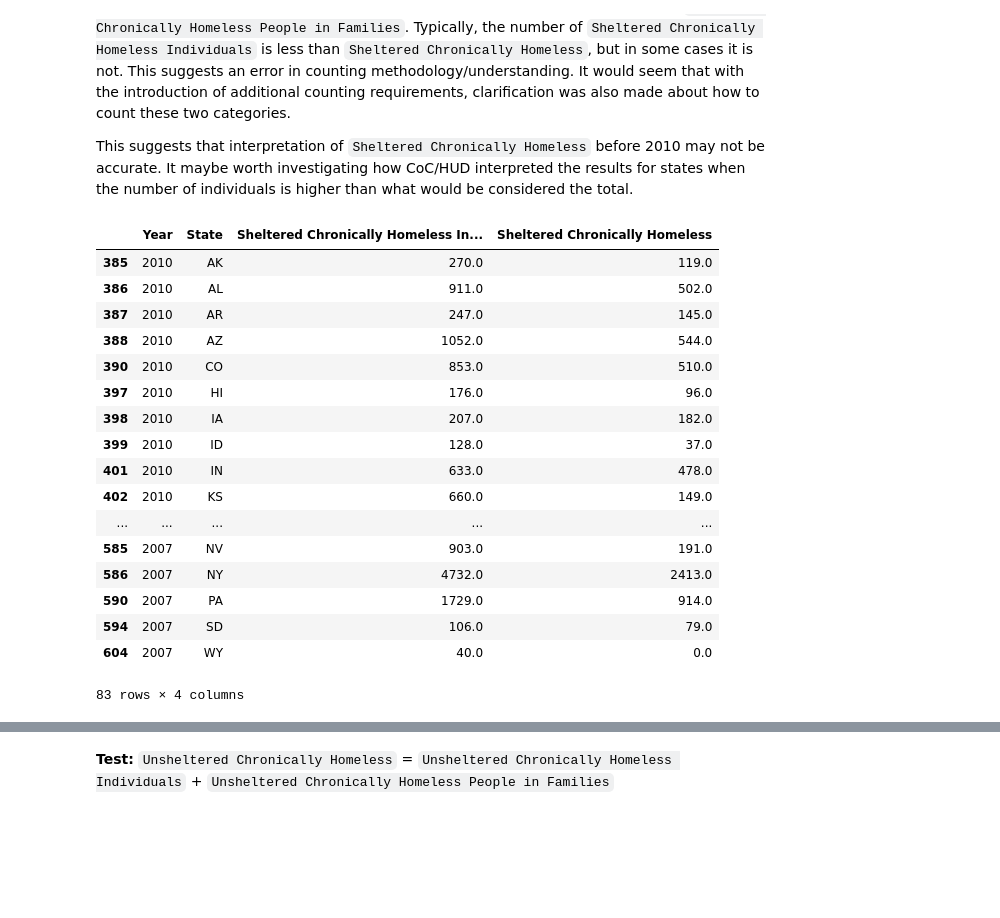
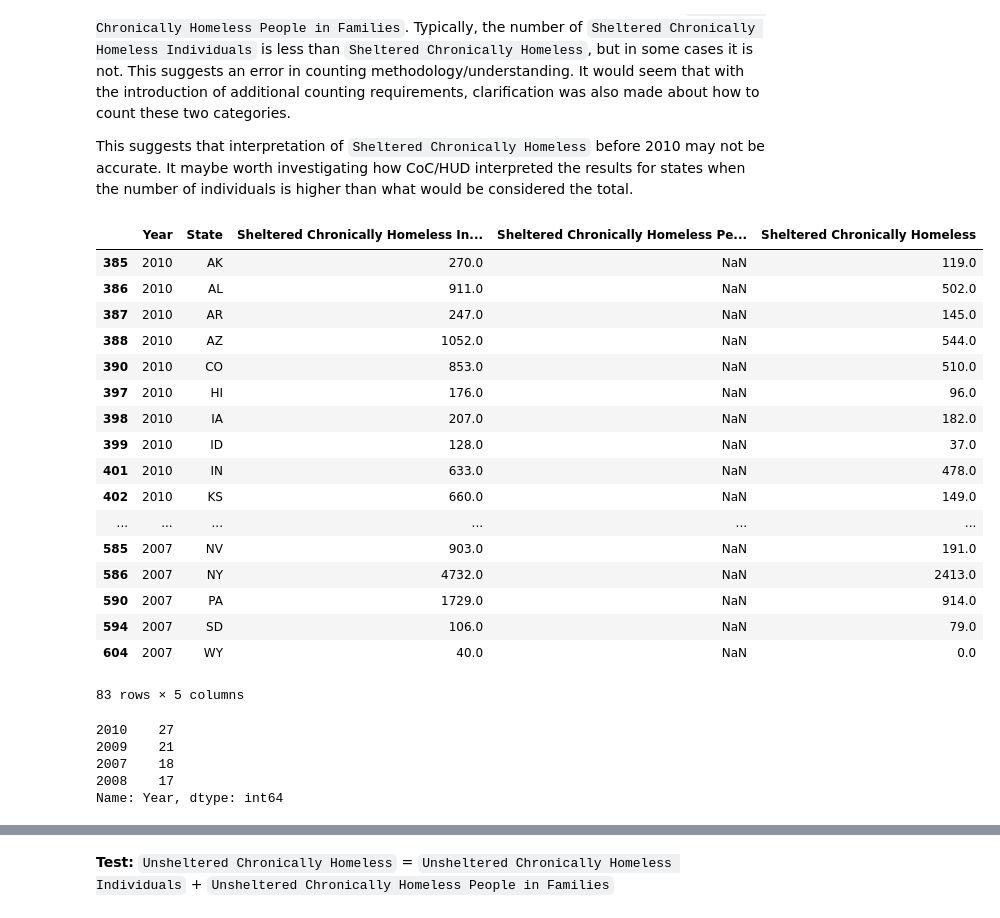
Before and after one commit to rebeccaebarnes/Homelessness, a Jupyter notebook: homelessness-working.ipynb, the cells around one changed output, grey strips where cells are left out. Saved outputs shown, nothing was run; the diff lists cells and outputs as text; code cells hidden in the pictures; blank space fills up the shorter version.

```diff
--- a/homelessness-working.ipynb
+++ b/homelessness-working.ipynb
@@ -228,4 +320,4 @@ df.to_csv('df-named.csv', index=False)
 #### Convert Coumns to `float`
 It was discovered that in some cases missing values were indicated by `.` These were replaced with NaN to assist in further conversion to float.
 # %%
-df.replace('.', np.NaN, inplace=True)
+df_clean.replace('.', np.NaN, inplace=True)
@@ -255,6 +325,3 @@ This increased the number of missing values and further inspection will be requi
 All commas needed to be removed from the str values to allow conversion to `float` while managing `NaN` values.
 # %%
-df[df.columns] = df[df.columns].replace({',':''}, regex = True)
+df_clean[df_clean.columns] = df_clean[df_clean.columns].replace({',':''}, regex = True)
-# %%
-df[df.columns[3:45]] = df[df.columns[3:45]].astype(float)
-df.head()
@@ -338,8 +383,13 @@ It is also expected that `Chronically Homeless` is a subset of `Total Homeless`
 # %% [markdown]
 This is an unexpected result. Need to look into where the inequalities lie.
 # %%
+shelter_chronic_cols = ['Year', 'State',
+                        'Sheltered Chronically Homeless Individuals',
+                        'Sheltered Chronically Homeless People in Families',
+                        'Sheltered Chronically Homeless']
+
 not_equal = (df['Sheltered Chronically Homeless Individuals'] + df['Sheltered Chronically Homeless People in Families']) != df['Sheltered Chronically Homeless']
-df[['Year', 'State', 'Sheltered Chronically Homeless Individuals', 'Sheltered Chronically Homeless People in Families', 'Sheltered Chronically Homeless']][not_equal]
+df.loc[not_equal, shelter_chronic_cols]
 # %% [output]
 |  | Year | State | Sheltered Chronically Homeless In... | Sheltered Chronically Homeless Pe... | Sheltered Chronically Homeless |
 | 385 | 2010 | AK | 270.0 | NaN | 119.0 |
@@ -364,24 +414,33 @@ The primary cause of this result is that there are only 357 non-null results for
 
 This suggests that interpretation of `Sheltered Chronically Homeless` before 2010 may not be accurate. It maybe worth investigating how CoC/HUD interpreted the results for states when the number of individuals is higher than what would be considered the total.
 # %%
-greater_than = df['Sheltered Chronically Homeless Individuals'] > df['Sheltered Chronically Homeless']
-df[['Year', 'State', 'Sheltered Chronically Homeless Individuals', 'Sheltered Chronically Homeless']][greater_than]
+sheltered_chronic_individuals_is_greater = df['Sheltered Chronically Homeless Individuals'] \
+                                           > df['Sheltered Chronically Homeless']
+df.loc[sheltered_chronic_individuals_is_greater, shelter_chronic_cols]
 # %% [output]
-|  | Year | State | Sheltered Chronically Homeless In... | Sheltered Chronically Homeless |
-| 385 | 2010 | AK | 270.0 | 119.0 |
-| 386 | 2010 | AL | 911.0 | 502.0 |
-| 387 | 2010 | AR | 247.0 | 145.0 |
-| 388 | 2010 | AZ | 1052.0 | 544.0 |
-| 390 | 2010 | CO | 853.0 | 510.0 |
-| 397 | 2010 | HI | 176.0 | 96.0 |
-| 398 | 2010 | IA | 207.0 | 182.0 |
-| 399 | 2010 | ID | 128.0 | 37.0 |
-| 401 | 2010 | IN | 633.0 | 478.0 |
-| 402 | 2010 | KS | 660.0 | 149.0 |
-| ... | ... | ... | ... | ... |
-| 585 | 2007 | NV | 903.0 | 191.0 |
-| 586 | 2007 | NY | 4732.0 | 2413.0 |
-| 590 | 2007 | PA | 1729.0 | 914.0 |
-| 594 | 2007 | SD | 106.0 | 79.0 |
-| 604 | 2007 | WY | 40.0 | 0.0 |
+|  | Year | State | Sheltered Chronically Homeless In... | Sheltered Chronically Homeless Pe... | Sheltered Chronically Homeless |
+| 385 | 2010 | AK | 270.0 | NaN | 119.0 |
+| 386 | 2010 | AL | 911.0 | NaN | 502.0 |
+| 387 | 2010 | AR | 247.0 | NaN | 145.0 |
+| 388 | 2010 | AZ | 1052.0 | NaN | 544.0 |
+| 390 | 2010 | CO | 853.0 | NaN | 510.0 |
+| 397 | 2010 | HI | 176.0 | NaN | 96.0 |
+| 398 | 2010 | IA | 207.0 | NaN | 182.0 |
+| 399 | 2010 | ID | 128.0 | NaN | 37.0 |
+| 401 | 2010 | IN | 633.0 | NaN | 478.0 |
+| 402 | 2010 | KS | 660.0 | NaN | 149.0 |
+| ... | ... | ... | ... | ... | ... |
+| 585 | 2007 | NV | 903.0 | NaN | 191.0 |
+| 586 | 2007 | NY | 4732.0 | NaN | 2413.0 |
+| 590 | 2007 | PA | 1729.0 | NaN | 914.0 |
+| 594 | 2007 | SD | 106.0 | NaN | 79.0 |
+| 604 | 2007 | WY | 40.0 | NaN | 0.0 |
-83 rows × 4 columns
+83 rows × 5 columns
+# %%
+df.loc[sheltered_chronic_individuals_is_greater, 'Year'].value_counts()
+# %% [output]
+2010    27
+2009    21
+2007    18
+2008    17
+Name: Year, dtype: int64
```
Also changed, not shown: parts of 67 cells of this notebook, 1 other file.
